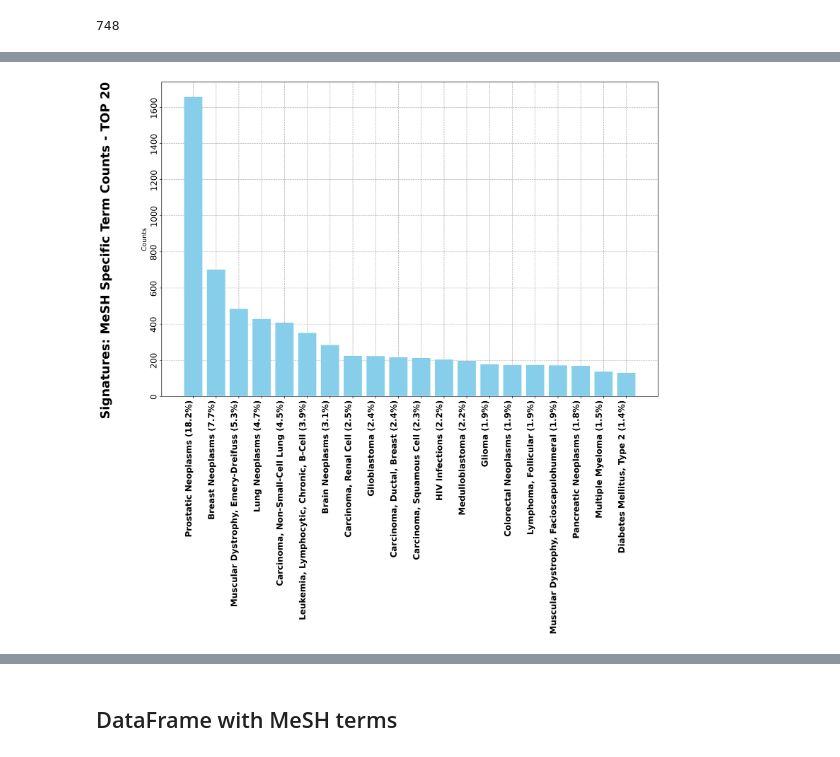
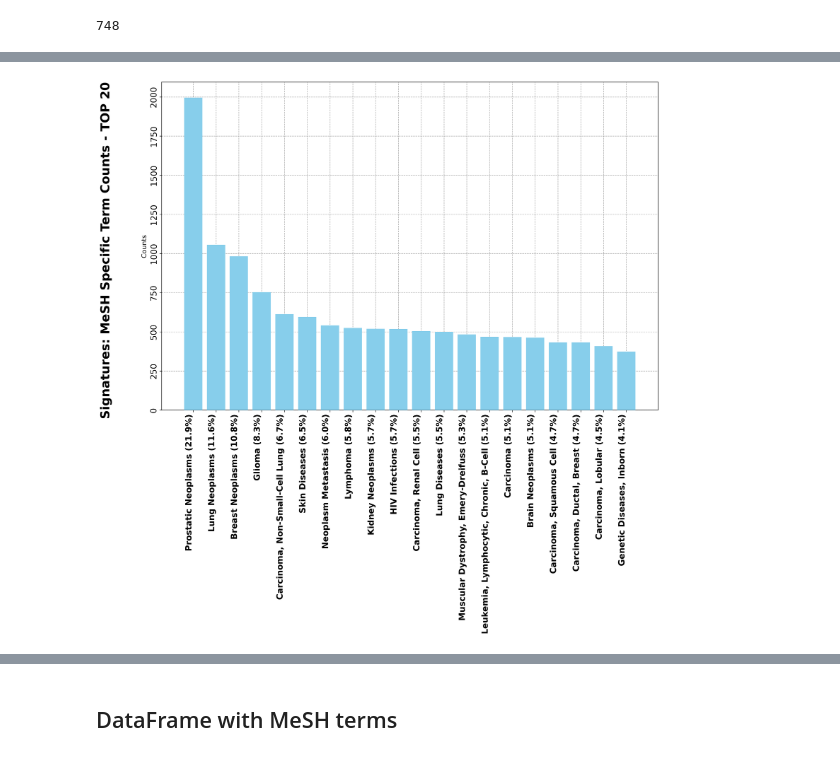
Before and after one commit to 00dylan00/Disease-Signatures, a Jupyter notebook: documentation/iLINCS.numbers.ipynb, the cells around one changed output, grey strips where cells are left out. Drawn from its saved outputs; the diff is of its cells as text; code cells hidden in the pictures.

```diff
--- a/documentation/iLINCS.numbers.ipynb
+++ b/documentation/iLINCS.numbers.ipynb
@@ -176,7 +176,9 @@ def get_pmid_from_geo_via_eutils(geo_id):
     # Extract the PMID from the linked records
     # if it has LinkSetDb report else return None
     if len(record[0]["LinkSetDb"]) > 0:
-        return record[0]["LinkSetDb"][0][def fetch_disease_signatures():
+        return record[0]["LinkSetDb"][0]
+
+def fetch_disease_signatures():
     """Fetch Disease Signatures"""
 
     # Construct the filtering JSON based on provided example
@@ -904,6 +911,11 @@ for k in d_dataset_2_mesh.keys():
 
 # translate terms
 all_terms = [mesh_symbol_2_term[s] for s in all_symbols]
+
+# count method 2
+all_symbols_2 = list()
+for symbol in all_symbols:
+    all_symbols_2.extend[symbol for k,v in d_dataset_2_mesh.items() if symbol in v]
 # %%
 import matplotlib.pyplot as plt
 from collections import Counter
@@ -1044,13 +1056,11 @@ def get_disease_datasets_all():
     # Load Data
     try:
         df_data = pd.read_csv(path_data)
-# 1. Imports, Variables, Functions
-# imports
-
-
-# variables
-    # filter disease signatures
-    df_data = df_data[filter_df]
+        # filter disease signatures
+        df_data = df_data[filter_df]
+    except Exception as e:
+        print(f"An error occured {e}")
+        return []
 
     return df_data["datasetid"].to_list()
 
@@ -1144,3 +1152,12 @@ for k in datasets:
 
 # translate terms
 all_terms = [mesh_symbol_2_term[s] for s in all_symbols]
+
+
+all_symbols_2 = list()
+filter_datasets = lambda d : d in d_dataset_2_mesh.keys() and d_dataset_2_mesh[d]["symbol"] is not None
+datasets_clean = [d for d in datasets if filter_datasets(d)]
+for symbol in set(all_symbols):
+    all_symbols_2.extend([symbol for k in datasets_clean if (term in
+                                                    d_dataset_2_mesh[k]["symbol"])])
+all_terms_2 = [mesh_symbol_2_term[s] for s in all_symbols]
@@ -1315,7 +1385,7 @@ from collections import Counter
 top_n = 20
 
 # Count the occurrences of each category
-category_counts = Counter(all_terms)
+category_counts = Counter(all_terms_2)
 
 # Sort the categories by count in descending order
 sorted_categories = sorted(category_counts.items(), key=lambda x: x[1], reverse=True)
@@ -1344,31 +1414,31 @@ ax.text(
 
 plt.ylabel("Counts", fontsize=12)
 
 # Add grid lines with a white background
 ax.set_facecolor("white")  # Set the background color to white
 
 # plt.grid(axis='y', color='r', linestyle='--', alpha=0.7)
 plt.grid(color="grey", linestyle="--", alpha=0.7, zorder=1)
 
 # Add edges
 ax.spines["bottom"].set_color("0")
 ax.spines["top"].set_color("0")
 ax.spines["right"].set_color("0")
 ax.spines["left"].set_color("0")
 
 # Rotate the category labels for better readability (if needed)
 plt.yticks(rotation=90, va="center", fontsize=15)
 
 
 # Rotate the x-axis labels for better readability
 plt.xticks(rotation=90, ha="right", fontsize=15, fontweight="bold")
 
 # Show the plot
 plt.tight_layout()  # Adjust the padding between and around subplots.
 plt.savefig(
     "../results/figures/iLINCS/numbers/n_mesh.sigantures.specific.png",
     dpi=300,
     bbox_inches="tight",
 )
 # %% [output]
-[figure, old version]
+[figure, new version]
```
Also changed, not shown: parts of 27 cells of this notebook, 1 other file.
